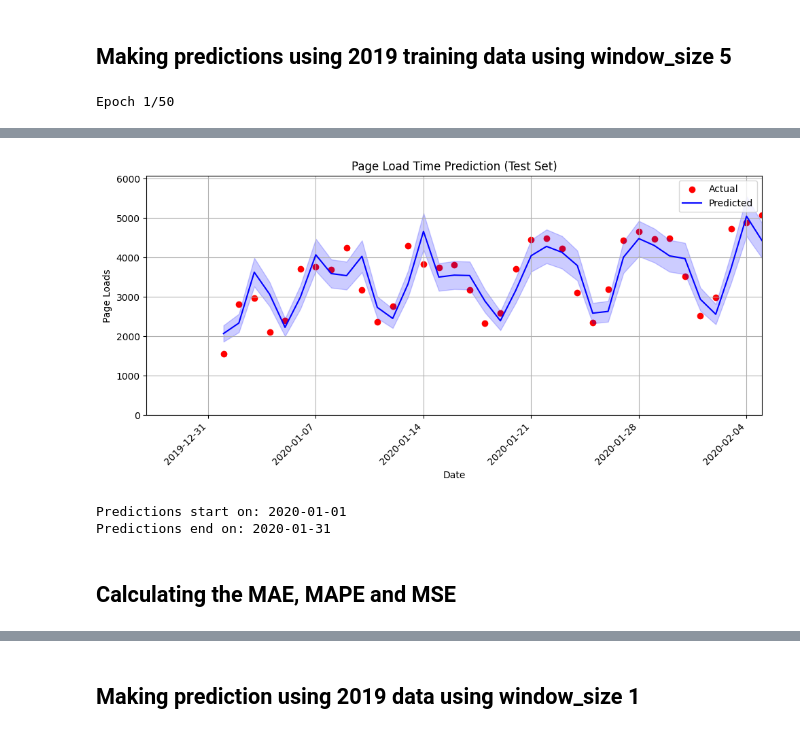
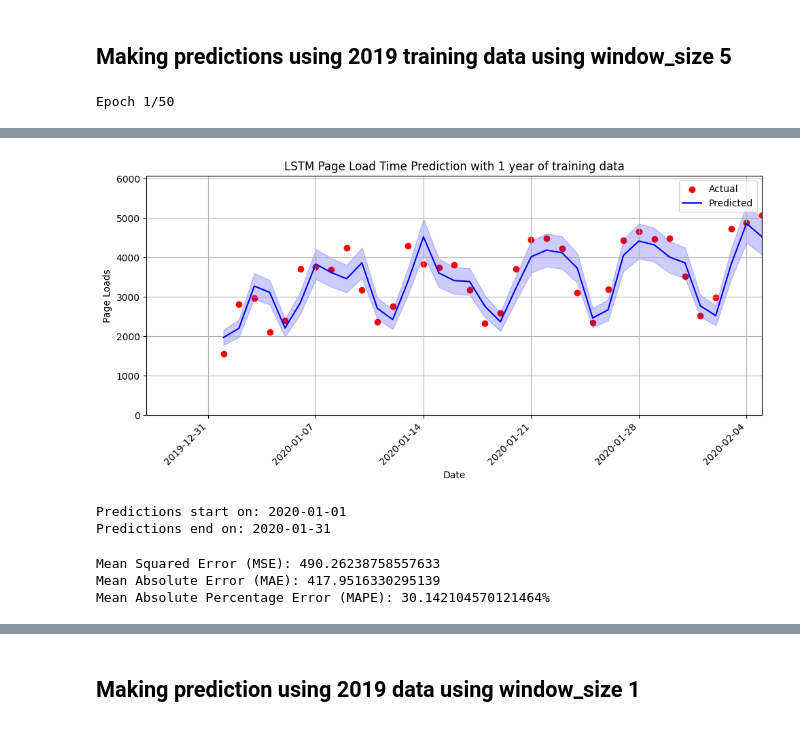
Before and after one commit to sebgro98/traffic-prediction, a Jupyter notebook: LSTM_Forecast.ipynb, the cells around one changed output, grey strips where cells are left out. Saved outputs shown, nothing was run; the diff lists cells and outputs as text; code cells hidden in the pictures.

Commit message:
Added data for LSM

```diff
--- a/LSTM_Forecast.ipynb
+++ b/LSTM_Forecast.ipynb
@@ -40,6 +40,20 @@ Date
 # %% [markdown]
 ## 4. Function to Normalize Data and Create Sequences
 # %%
+def create_sequences(data, window_size):
+    """
+    This function creates sequences of `window_size` length and their corresponding labels.
+    """
+    X = []
+    y = []
+    for i in range(len(data) - window_size):
+        sequence = data[i:(i + window_size)]
+        label = data[i + window_size]
+        X.append(sequence)
+        y.append(label)
+    return np.array(X), np.array(y)
+
+
 def prepare_data(data, start_date, end_date, window_size, scaler):
     """
     Normalize data within the start and end date and create LSTM sequences.
@@ -76,7 +90,7 @@ def train_model(X_train, y_train, window_size):
 # %% [markdown]
 ## Step 7: Evaluate Model and Plot Results
 # %%
-def plot_predictions(test, y_test, predicted_test, start_date, end_date, window_size):
+def plot_predictions(test, y_test, predicted_test, start_date, end_date, window_size, date_time):
     """
     This function plots the actual versus predicted page loads, with a style similar to Prophet's plots.
     """
@@ -102,7 +116,7 @@ def plot_predictions(test, y_test, predicted_test, start_date, end_date, window_
                     color='blue', alpha=0.2)
 
     # Set the title and labels
-    ax.set_title('Page Load Time Prediction (Test Set)')
+    ax.set_title( 'LSTM Page Load Time Prediction with ' + date_time + ' of training data')
     ax.set_xlabel('Date')
     ax.set_ylabel('Page Loads')
 
@@ -133,6 +147,7 @@ window_size = 5
 # Training data range
 training_start_date = '2019-01-01'
 training_end_date = '2019-12-26'
+date_time = '1 year';
 
 # Testing data range (needs to start from 5 days before to create the first prediction input)
 testing_start_date = '2019-12-27'  # To include data for sequence creation starting from 2020-01-01
@@ -155,7 +170,7 @@ predicted_test = scaler.inverse_transform(predicted_test)
 y_test_actual = data.loc[testing_start_date:testing_end_date, 'Page.Loads'][window_size:]
 
 # Plot predictions against actual values
-plot_predictions(data, y_test_actual.values, predicted_test, testing_start_date, testing_end_date, window_size)
+plot_predictions(data, y_test_actual.values, predicted_test, testing_start_date, testing_end_date, window_size, date_time)
 
 # The start date of the predictions will be window_size days after the testing_start_date
 prediction_start_date = pd.to_datetime(testing_start_date) + pd.DateOffset(days=window_size)
@@ -188,5 +203,28 @@ Epoch 50/50
-[figure, old version]
+[figure, new version]
 Predictions start on: 2020-01-01
 Predictions end on: 2020-01-31
-# %% [markdown]
-## Calculating the MAE, MAPE and MSE
+# %%
+# Ensure the actual values and predictions are correctly aligned
+# Since predictions are shifted due to the window size, you'll need to ensure that y_test_actual and predicted_test are the same length
+y_test_actual = y_test_actual[:len(predicted_test)]  # This adjusts in case the lengths are off
+
+# Calculate MSE
+mse = mean_squared_error(y_test_actual, predicted_test)
+print(f"Mean Squared Error (MSE):", np.sqrt(mse))
+
+# Calculate MAE
+mae = mean_absolute_error(y_test_actual, predicted_test)
+print(f"Mean Absolute Error (MAE): {mae}")
+
+# Calculate MAPE
+def mean_absolute_percentage_error(y_true, y_pred):
+    y_true, y_pred = np.array(y_true), np.array(y_pred)
+    non_zero_index = (y_true != 0)
+    return np.mean(np.abs((y_true[non_zero_index] - y_pred[non_zero_index]) / y_true[non_zero_index])) * 100
+
+mape = mean_absolute_percentage_error(y_test_actual, predicted_test)
+print(f"Mean Absolute Percentage Error (MAPE): {mape}%")
+# %% [output]
+Mean Squared Error (MSE): 490.26238758557633
+Mean Absolute Error (MAE): 417.9516330295139
+Mean Absolute Percentage Error (MAPE): 30.142104570121464%
```
Also changed, not shown: parts of 12 cells of this notebook, 1 other file.
